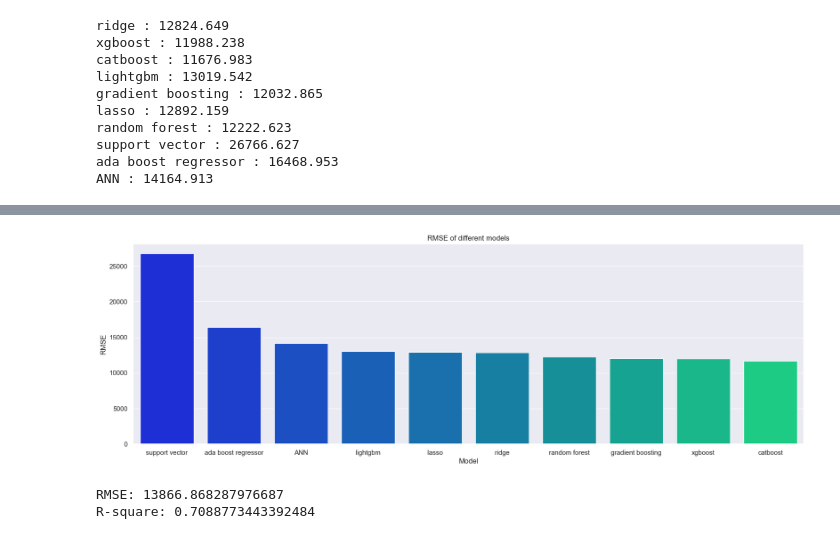
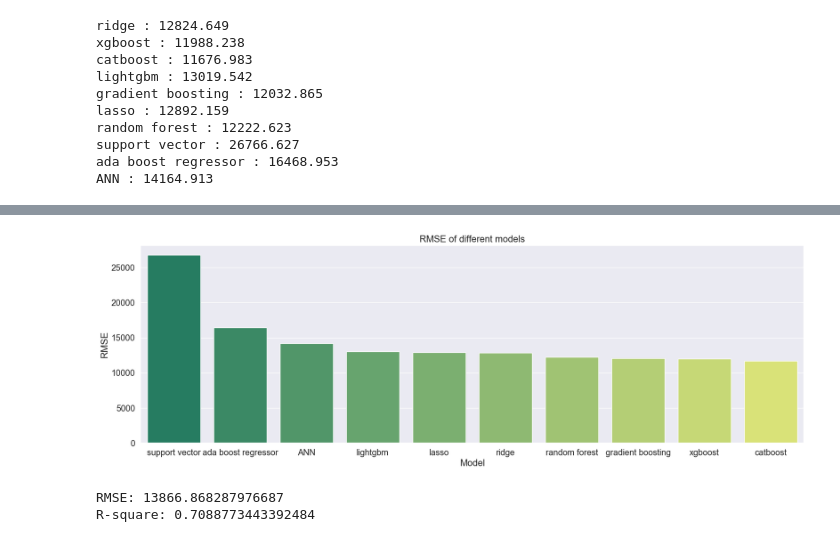
Before and after one commit to Anubhav-Goyal01/Data-Science-Salary-Prediction, a Jupyter notebook: notebooks/Laptop Price Prediction.ipynb, the cells around one changed output, grey strips where cells are left out. Saved outputs shown, nothing was run; the diff lists cells and outputs as text; code cells hidden in the pictures.

```diff
--- a/notebooks/Laptop Price Prediction.ipynb
+++ b/notebooks/Laptop Price Prediction.ipynb
@@ -443,12 +443,12 @@ results_df.T
 | RMSE | 26766.627079 | 16468.952517 | 14164.913086 | 13019.541702 | 12892.159163 | 12824.648937 | 12222.622986 | ... |
 # %%
 plt.figure(figsize = (20, 6))
-sns.barplot(x= results_df.index, y = results_df['RMSE'], palette = 'winter')
+sns.barplot(x= results_df.index, y = results_df['RMSE'], palette = 'summer')
 plt.xlabel('Model')
 plt.ylabel('RMSE')
 plt.title('RMSE of different models');
 # %% [output]
-[figure, old version]
+[figure, new version]
 # %%
 final_predictions = (
     0.25 * models['catboost'].predict(X_test) +
```
